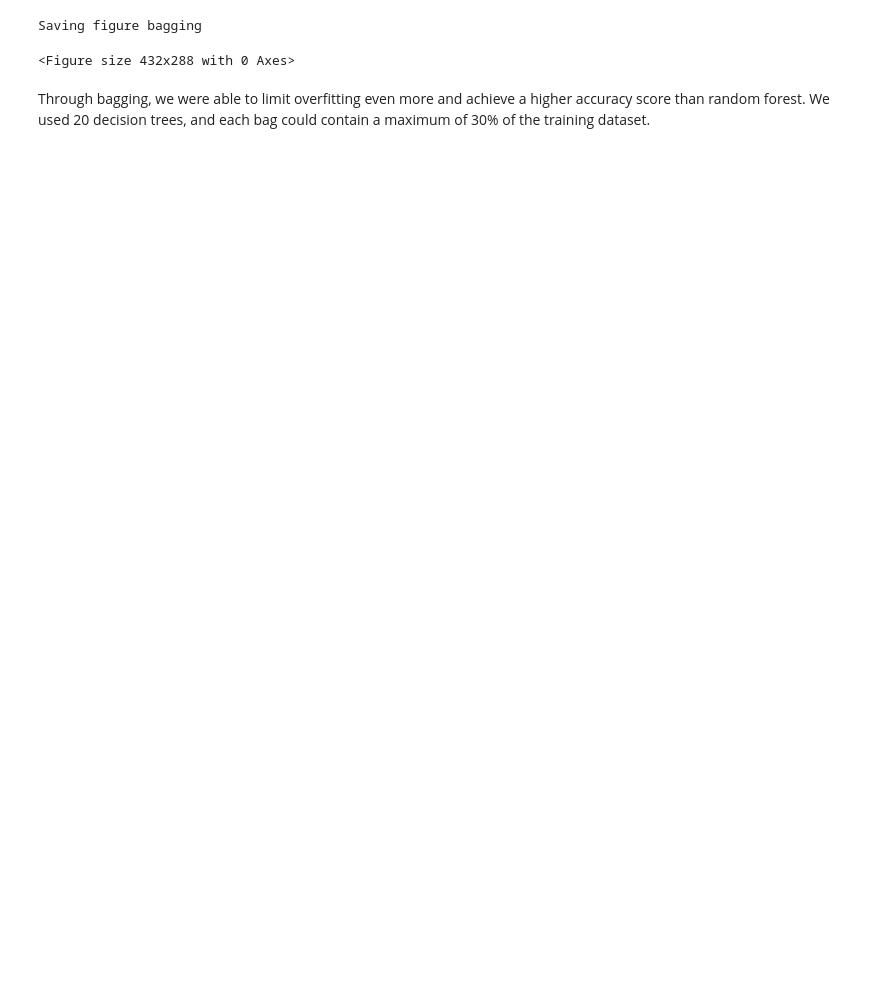
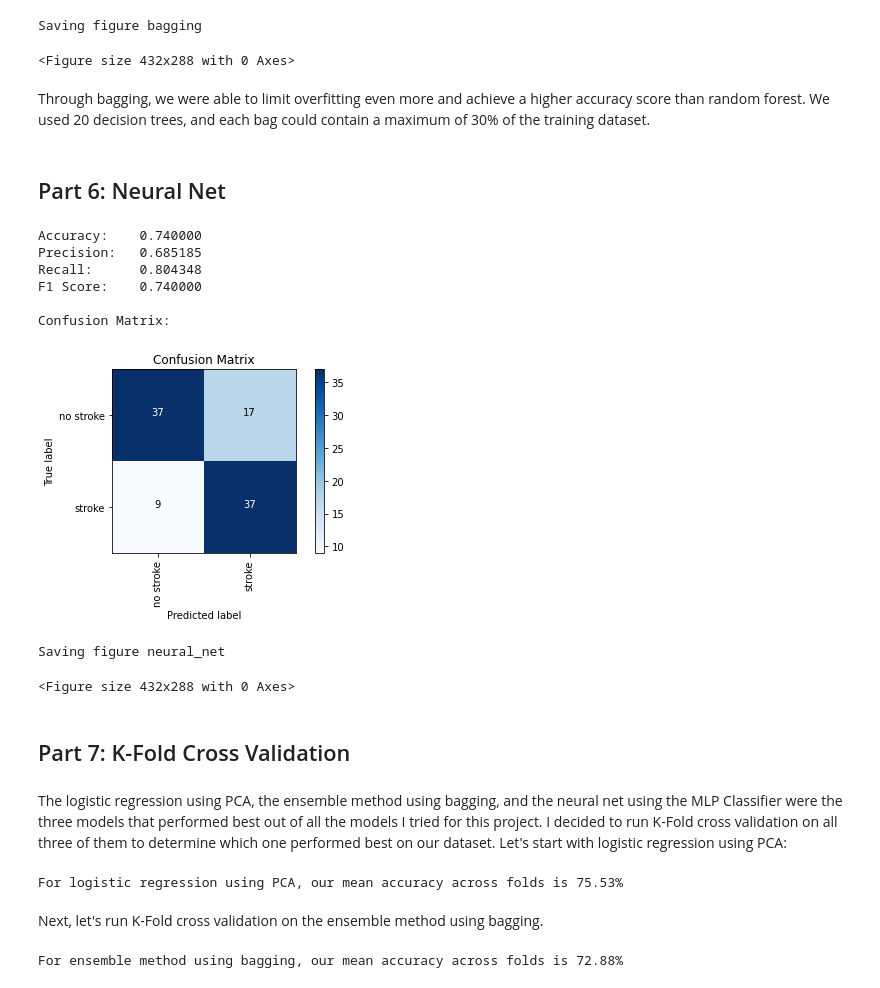
Before and after one commit to bonnieliu2002/CSM148, a Jupyter notebook: Projects/Project 3/Project 3.ipynb, the cells around one changed output. Saved outputs shown, nothing was run; the diff lists cells and outputs as text; code cells hidden in the pictures; blank space fills up the shorter version.

Commit message:
Added neural net and K-fold cross validation.

```diff
--- a/Projects/Project 3/Project 3.ipynb
+++ b/Projects/Project 3/Project 3.ipynb
@@ -487,3 +488,52 @@ Saving figure bagging
 <Figure size 432x288 with 0 Axes>
 # %% [markdown]
 Through bagging, we were able to limit overfitting even more and achieve a higher accuracy score than random forest. We used 20 decision trees, and each bag could contain a maximum of 30% of the training dataset.
+# %% [markdown]
+## Part 6: Neural Net
+# %%
+from sklearn.neural_network import MLPClassifier
+
+mlp = MLPClassifier(max_iter=2400, activation='relu')
+mlp.fit(new_X_train, new_y_train)
+
+predicted = mlp.predict(new_X_test)
+print("%-12s %f" % ('Accuracy:', metrics.accuracy_score(new_y_test, predicted)))
+print("%-12s %f" % ('Precision:', metrics.precision_score(new_y_test, predicted)))
+print("%-12s %f" % ('Recall:', metrics.recall_score(new_y_test, predicted)))
+print("%-12s %f" % ('F1 Score:', metrics.f1_score(new_y_test, predicted)))
+print("\nConfusion Matrix:")
+draw_confusion_matrix(new_y_test, predicted, ["no stroke", "stroke"])
+save_fig("neural_net")
+# %% [output]
+Accuracy:    0.740000
+Precision:   0.685185
+Recall:      0.804348
+F1 Score:    0.740000
+
+Confusion Matrix:
+[figure, added]
+Saving figure neural_net
+<Figure size 432x288 with 0 Axes>
+# %% [markdown]
+## Part 7: K-Fold Cross Validation
+# %% [markdown]
+The logistic regression using PCA, the ensemble method using bagging, and the neural net using the MLP Classifier were the three models that performed best out of all the models I tried for this project. I decided to run K-Fold cross validation on all three of them to determine which one performed best on our dataset. Let's start with logistic regression using PCA:
+# %%
+#print(stroke_pca.shape)
+kfold = model_selection.KFold(n_splits=16, random_state=42, shuffle=True)
+model_kfold = LogisticRegression(solver='liblinear')
+results_kfold = model_selection.cross_val_score(model_kfold, stroke_pca, df_downsampled["stroke"], cv=kfold)
+
+print("For logistic regression using PCA, our mean accuracy across folds is %.2f%%" % (results_kfold.mean()*100.0))
+# %% [output]
+For logistic regression using PCA, our mean accuracy across folds is 75.53%
+# %% [markdown]
+Next, let's run K-Fold cross validation on the ensemble method using bagging.
+# %%
+kfold = model_selection.KFold(n_splits=16, random_state=42, shuffle=True)
+model_kfold = BaggingClassifier(DecisionTreeClassifier(), max_samples=0.3, n_estimators=20)
+results_kfold = model_selection.cross_val_score(model_kfold, stroke_pca, df_downsampled["stroke"], cv=kfold)
+
+print("For ensemble method using bagging, our mean accuracy across folds is %.2f%%" % (results_kfold.mean()*100.0))
+# %% [output]
+For ensemble method using bagging, our mean accuracy across folds is 72.88%
```
Also changed, not shown: parts of 9 cells of this notebook, 1 other file.
